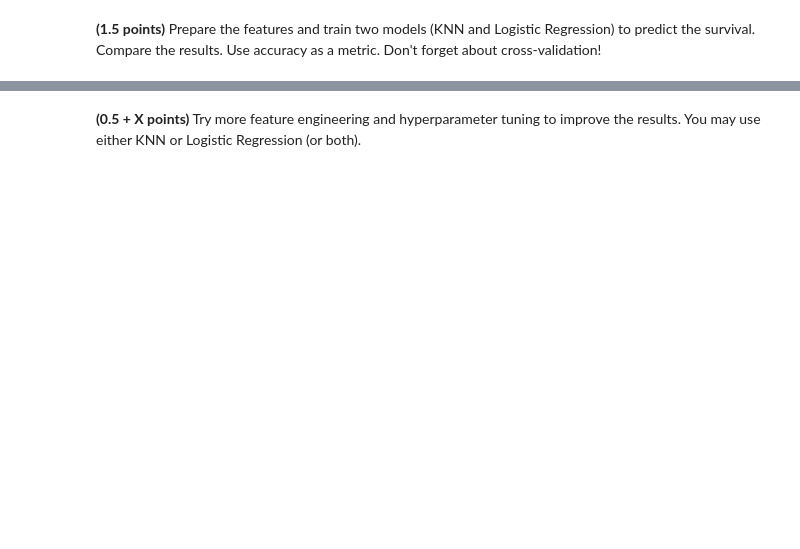
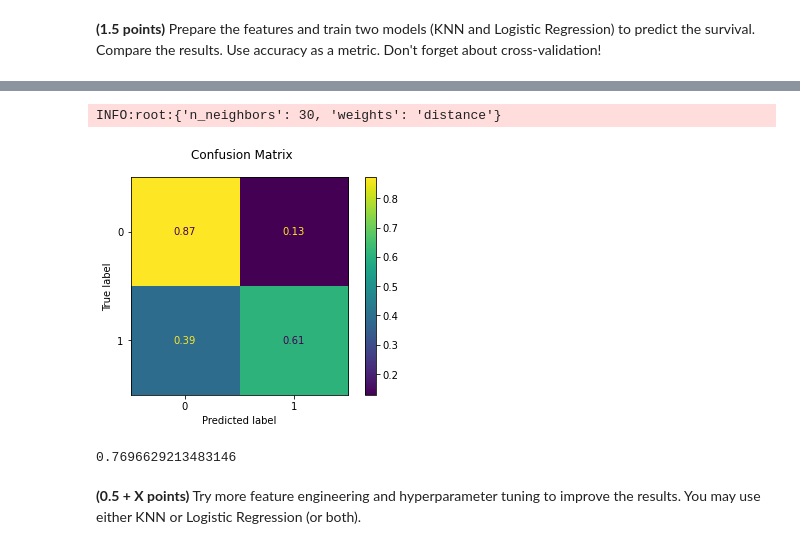
Before and after one commit to Hanna-Aliakseichykava/ML_training_RS_Scopes_2, a Jupyter notebook: 5_classification_linear_knn/classification - Hanna Aliakseichykava.ipynb, the cells around one changed output, grey strips where cells are left out. Saved outputs shown, nothing was run; the diff lists cells and outputs as text; code cells hidden in the pictures; blank space fills up the shorter version.

```diff
--- a/5_classification_linear_knn/classification - Hanna Aliakseichykava.ipynb
+++ b/5_classification_linear_knn/classification - Hanna Aliakseichykava.ipynb
@@ -228,2 +339,16 @@ y = data['Survived']
+# %%
+# fit a KNN model
+
+knn_param_grid = {'n_neighbors': [1, 2, 3, 5, 30, 100], 'weights': ['uniform', 'distance']}
+knn_clf = GridSearchCV(KNeighborsClassifier(n_jobs=-1), knn_param_grid)
+
+best_estimator_knn = fit_plot_confusion(knn_clf, X_train, y_train, X_test, y_test)
+
+y_pred_knn = best_estimator_knn.predict(X_test)
+metrics.accuracy_score(y_pred=y_pred_knn, y_true=y_test)
+# %% [output]
+INFO:root:{'n_neighbors': 30, 'weights': 'distance'}
+[figure, added]
+0.7696629213483146
 # %% [markdown]
 **(0.5 + X points)** Try more feature engineering and hyperparameter tuning to improve the results. You may use either KNN or Logistic Regression (or both).
```
Also changed, not shown: parts of 27 cells of this notebook, 2 other files.
